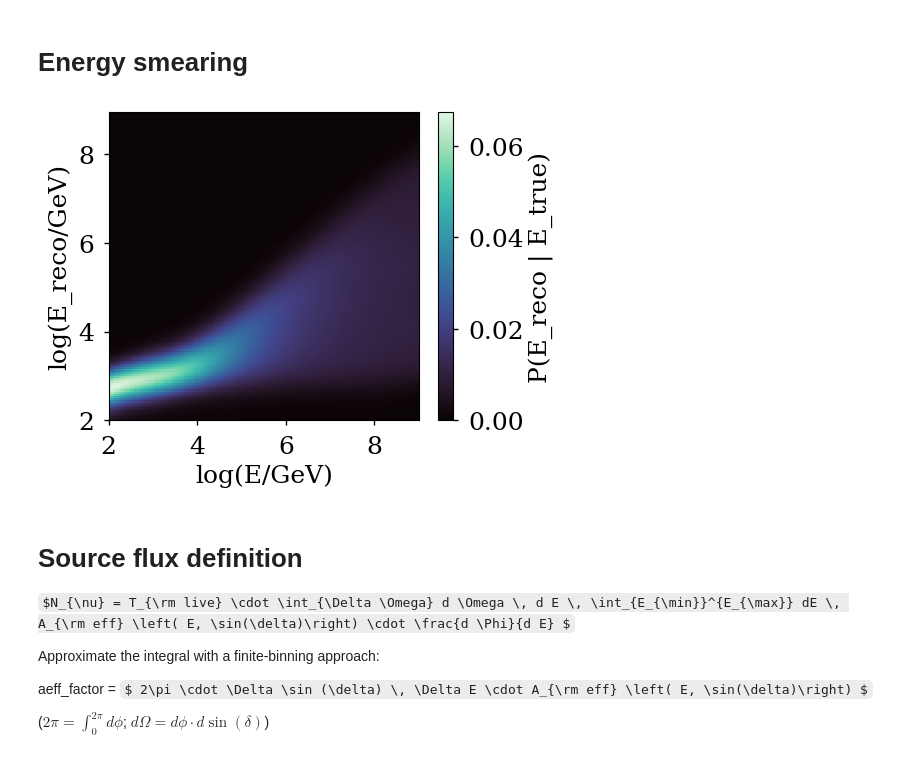
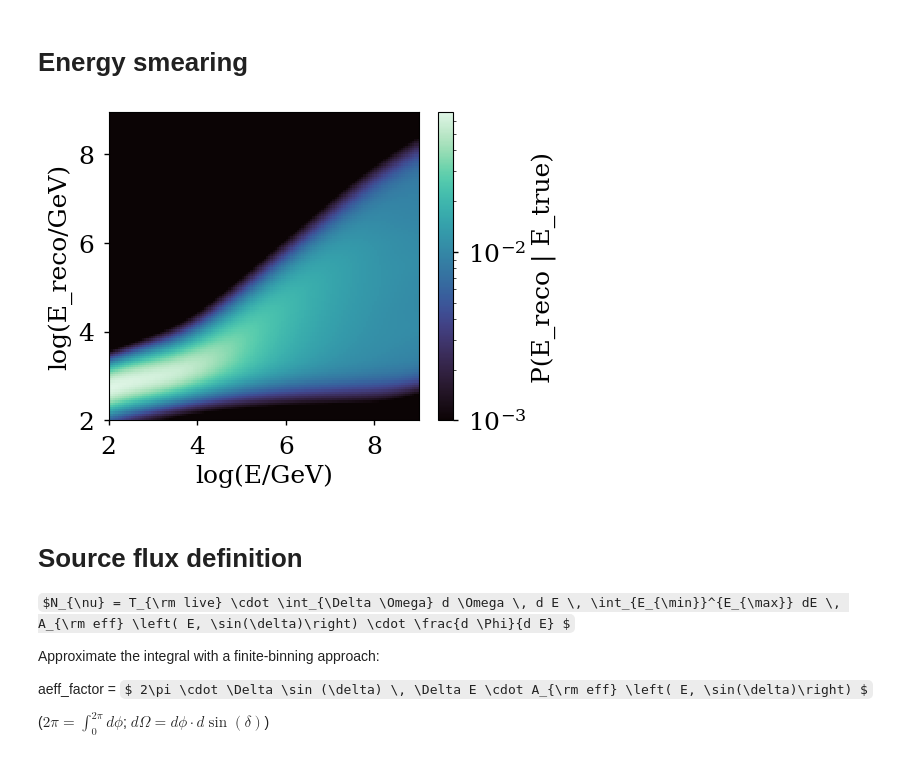
Before and after one commit to PLEnuM-group/Plenum, a Jupyter notebook: notebooks/demo/demo_flux_to_events_diffuse.ipynb, the cells around one changed output. Drawn from its saved outputs; the diff is of its cells as text; code cells hidden in the pictures; some formulas as TeX source.

```diff
--- a/notebooks/demo/demo_flux_to_events_diffuse.ipynb
+++ b/notebooks/demo/demo_flux_to_events_diffuse.ipynb
@@ -143,14 +145,14 @@ True
 # %%
 # energy smearing matrix
 with open(join(LOCALPATH, "energy_smearing_MH_up.pckl"), "rb") as f:
     baseline_eres = pickle.load(f)
 baseline_eres.normalize(axis=1)
 
-plot_mephistogram(baseline_eres)
-cb = plt.colorbar()
+plot_mephistogram(baseline_eres, norm=LogNorm(vmin=1E-3))
+cb = plt.gca().collections[0].colorbar
 cb.set_label("P(E_reco | E_true)")
 # %% [output]
-[figure, old version]
+[figure, new version]
 # %% [markdown]
 # Source flux definition
 $N_{\nu} = T_{\rm live} \cdot \int_{\Delta \Omega} d \Omega \, d E \, \int_{E_{\min}}^{E_{\max}} dE \, A_{\rm eff} \left( E, \sin(\delta)\right) \cdot \frac{d \Phi}{d E} $
```
Also changed, not shown: parts of 6 cells of this notebook, 2 other files.
